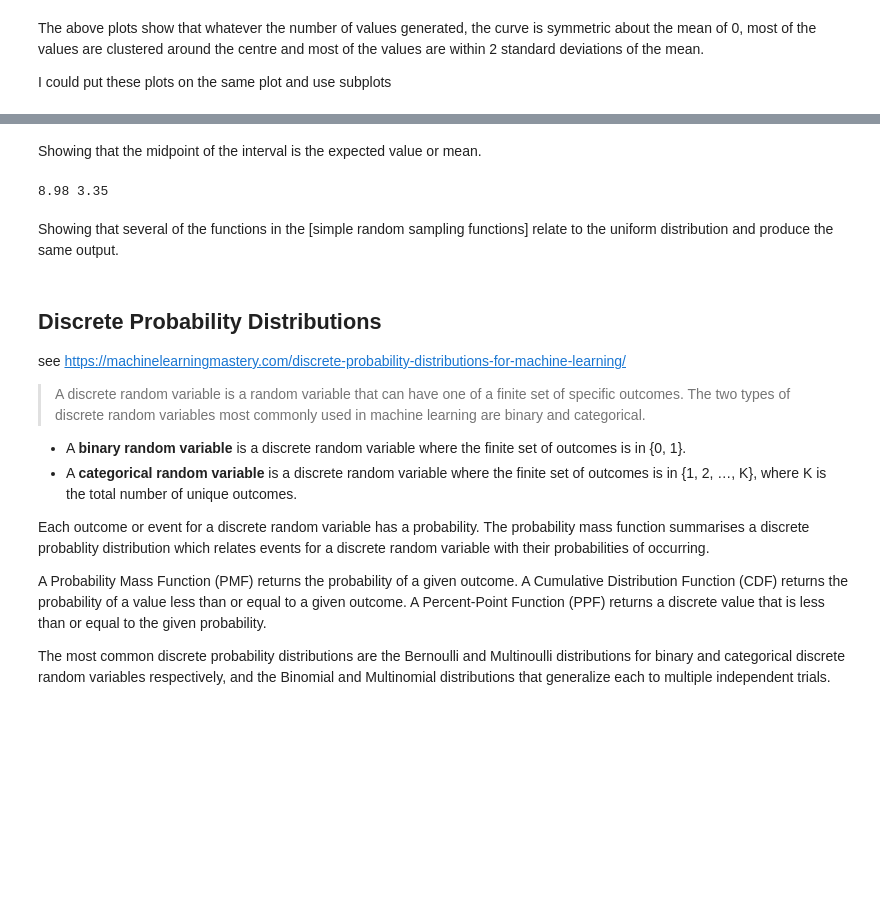
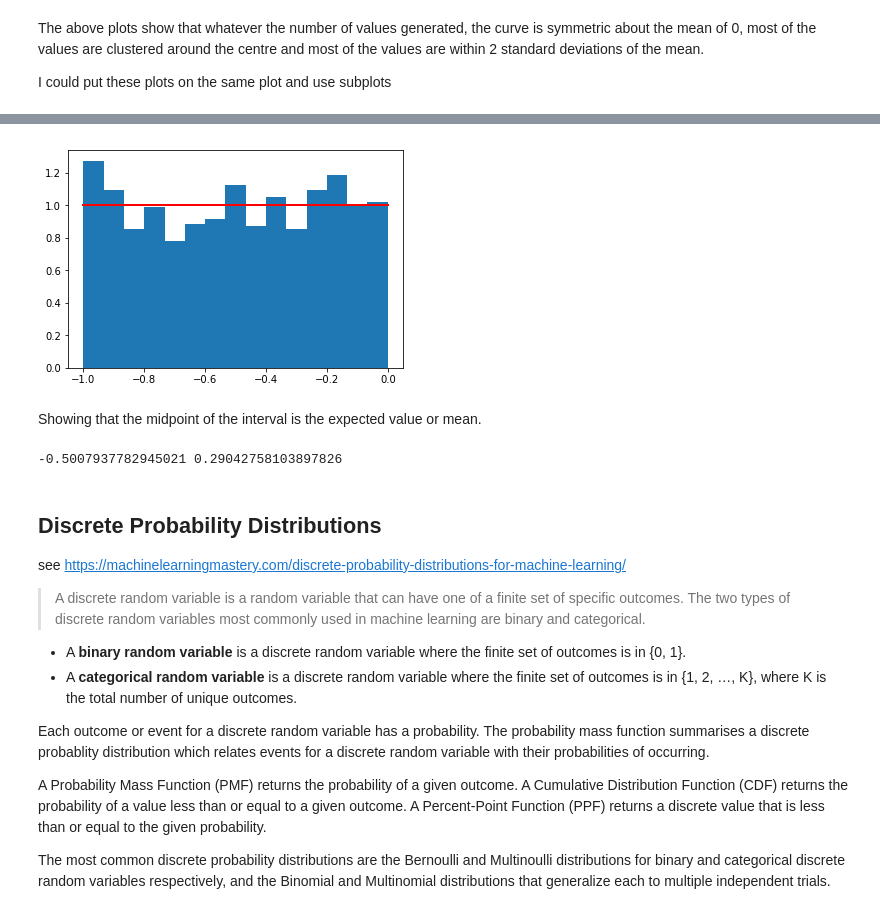
Before and after one commit to angela1C/Programming-for-Data-Analysis-numpy.random-project-2019, a Jupyter notebook: NumpyRandom.ipynb, the cells around one changed output, grey strips where cells are left out. Saved outputs shown, nothing was run; the diff lists cells and outputs as text; code cells hidden in the pictures; blank space fills up the shorter version.

```diff
--- a/NumpyRandom.ipynb
+++ b/NumpyRandom.ipynb
@@ -1184,11 +1155,19 @@ sns.distplot(x4, ax=axes[1, 1])
+# %%
+#Display the histogram of the samples, along with the probability density function:
+
+# use np.ones_like function to return an array of ones with the same shape and type as s.
+import matplotlib.pyplot as plt
+count, bins, ignored = plt.hist(s,15, density=True)  # cut int 15 bins
+plt.plot(bins, np.ones_like(bins), linewidth=2, color='r') ## add a horizontal line at 1.0 using the np.ones like
+plt.show()
+# %% [output]
+[figure, added]
 # %% [markdown]
 Showing that the midpoint of the interval is the expected value or mean.
 # %%
-a,b = 3,15
+a,b = -1,0
 u1 = np.random.uniform(a,b,1000)
 
-print(np.mean(u1).round(2), np.std(u1).round(2))
+print(np.mean(u1), np.std(u1))
 # %% [output]
-8.98 3.35
+-0.5007937782945021 0.29042758103897826
-# %% [markdown]
-Showing that several of the functions in the [simple random sampling functions] relate to the uniform distribution and produce the same output.
```
Also changed, not shown: parts of 134 cells of this notebook, 1 other file.
